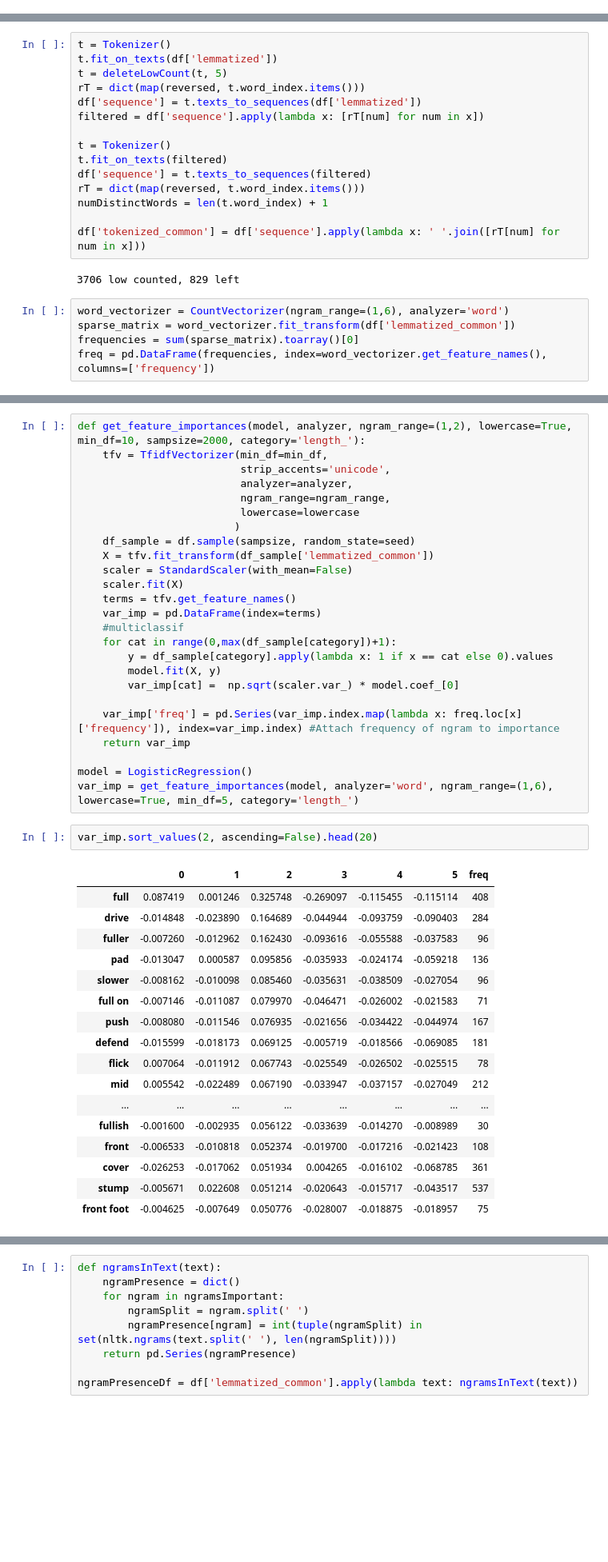
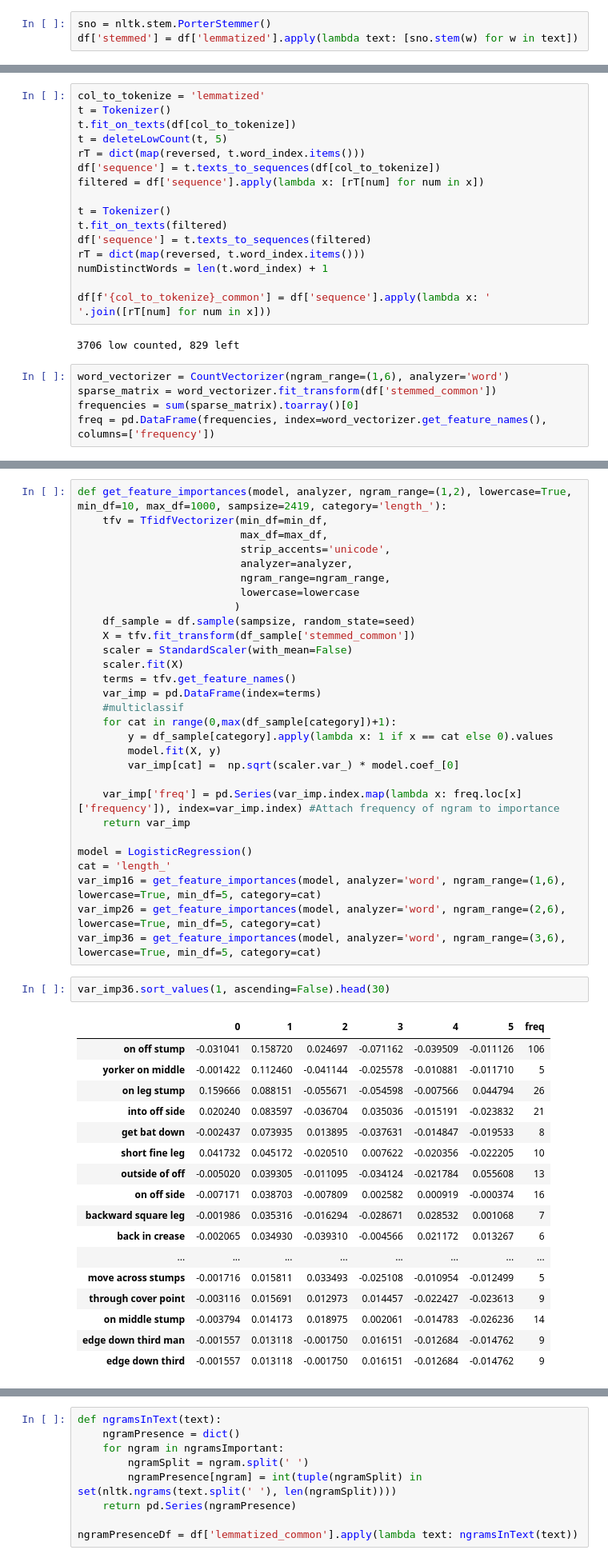
Before and after one commit to rohit11may/cricket-commentary-analysis, a Jupyter notebook: nlp_labelling_tfidf.ipynb, the cells around one changed output, grey strips where cells are left out. Shown: that part at 80% size. Drawn from its saved outputs; the diff is of its cells as text; blank space fills up the shorter version.

Commit message:
82% on length classification

```diff
--- a/nlp_labelling_tfidf.ipynb
+++ b/nlp_labelling_tfidf.ipynb
@@ -142,6 +129,9 @@ def lemmatize_text(text):
     return lemmas
 
 df['lemmatized'] = df['tokens_sw'].apply(lemmatize_text)
+# %%
+sno = nltk.stem.PorterStemmer()
+df['stemmed'] = df['lemmatized'].apply(lambda text: [sno.stem(w) for w in text])
 # %%
 def deleteLowCount(t, threshold):
     lcw = [w for w,c in t.word_counts.items()
@@ -153,11 +143,12 @@ def deleteLowCount(t, threshold):
         del t.word_counts[w]
     return t
 # %%
+col_to_tokenize = 'lemmatized'
 t = Tokenizer()
-t.fit_on_texts(df['lemmatized'])
+t.fit_on_texts(df[col_to_tokenize])
 t = deleteLowCount(t, 5)
 rT = dict(map(reversed, t.word_index.items()))
-df['sequence'] = t.texts_to_sequences(df['lemmatized'])
+df['sequence'] = t.texts_to_sequences(df[col_to_tokenize])
 filtered = df['sequence'].apply(lambda x: [rT[num] for num in x])
 
 t = Tokenizer()
@@ -166,11 +157,11 @@ df['sequence'] = t.texts_to_sequences(filtered)
 rT = dict(map(reversed, t.word_index.items()))
 numDistinctWords = len(t.word_index) + 1
 
-df['tokenized_common'] = df['sequence'].apply(lambda x: ' '.join([rT[num] for num in x]))
+df[f'{col_to_tokenize}_common'] = df['sequence'].apply(lambda x: ' '.join([rT[num] for num in x]))
 # %% [output]
 3706 low counted, 829 left
 # %%
 word_vectorizer = CountVectorizer(ngram_range=(1,6), analyzer='word')
-sparse_matrix = word_vectorizer.fit_transform(df['lemmatized_common'])
+sparse_matrix = word_vectorizer.fit_transform(df['stemmed_common'])
 frequencies = sum(sparse_matrix).toarray()[0]
 freq = pd.DataFrame(frequencies, index=word_vectorizer.get_feature_names(), columns=['frequency'])
@@ -182,13 +168,14 @@ Name: outside off, dtype: int64
 # %%
-def get_feature_importances(model, analyzer, ngram_range=(1,2), lowercase=True, min_df=10, sampsize=2000, category='length_'):
+def get_feature_importances(model, analyzer, ngram_range=(1,2), lowercase=True, min_df=10, max_df=1000, sampsize=2419, category='length_'):
     tfv = TfidfVectorizer(min_df=min_df,
+                          max_df=max_df,
                           strip_accents='unicode',
                           analyzer=analyzer,
                           ngram_range=ngram_range,
                           lowercase=lowercase
                          )
     df_sample = df.sample(sampsize, random_state=seed)
-    X = tfv.fit_transform(df_sample['lemmatized_common'])
+    X = tfv.fit_transform(df_sample['stemmed_common'])
     scaler = StandardScaler(with_mean=False)
     scaler.fit(X)
     terms = tfv.get_feature_names()
@@ -203,26 +190,29 @@ def get_feature_importances(model, analyzer, ngram_range=(1,2), lowercase=True,
     return var_imp
 
 model = LogisticRegression()
-var_imp = get_feature_importances(model, analyzer='word', ngram_range=(1,6), lowercase=True, min_df=5, category='length_')
+cat = 'length_'
+var_imp16 = get_feature_importances(model, analyzer='word', ngram_range=(1,6), lowercase=True, min_df=5, category=cat)
+var_imp26 = get_feature_importances(model, analyzer='word', ngram_range=(2,6), lowercase=True, min_df=5, category=cat)
+var_imp36 = get_feature_importances(model, analyzer='word', ngram_range=(3,6), lowercase=True, min_df=5, category=cat)
 # %%
-var_imp.sort_values(2, ascending=False).head(20)
+var_imp36.sort_values(1, ascending=False).head(30)
 # %% [output]
 |  | 0 | 1 | 2 | 3 | 4 | 5 | freq |
-| full | 0.087419 | 0.001246 | 0.325748 | -0.269097 | -0.115455 | -0.115114 | 408 |
-| drive | -0.014848 | -0.023890 | 0.164689 | -0.044944 | -0.093759 | -0.090403 | 284 |
-| fuller | -0.007260 | -0.012962 | 0.162430 | -0.093616 | -0.055588 | -0.037583 | 96 |
-| pad | -0.013047 | 0.000587 | 0.095856 | -0.035933 | -0.024174 | -0.059218 | 136 |
-| slower | -0.008162 | -0.010098 | 0.085460 | -0.035631 | -0.038509 | -0.027054 | 96 |
-| full on | -0.007146 | -0.011087 | 0.079970 | -0.046471 | -0.026002 | -0.021583 | 71 |
-| push | -0.008080 | -0.011546 | 0.076935 | -0.021656 | -0.034422 | -0.044974 | 167 |
-| defend | -0.015599 | -0.018173 | 0.069125 | -0.005719 | -0.018566 | -0.069085 | 181 |
-| flick | 0.007064 | -0.011912 | 0.067743 | -0.025549 | -0.026502 | -0.025515 | 78 |
-| mid | 0.005542 | -0.022489 | 0.067190 | -0.033947 | -0.037157 | -0.027049 | 212 |
+| on off stump | -0.031041 | 0.158720 | 0.024697 | -0.071162 | -0.039509 | -0.011126 | 106 |
+| yorker on middle | -0.001422 | 0.112460 | -0.041144 | -0.025578 | -0.010881 | -0.011710 | 5 |
+| on leg stump | 0.159666 | 0.088151 | -0.055671 | -0.054598 | -0.007566 | 0.044794 | 26 |
+| into off side | 0.020240 | 0.083597 | -0.036704 | 0.035036 | -0.015191 | -0.023832 | 21 |
+| get bat down | -0.002437 | 0.073935 | 0.013895 | -0.037631 | -0.014847 | -0.019533 | 8 |
+| short fine leg | 0.041732 | 0.045172 | -0.020510 | 0.007622 | -0.020356 | -0.022205 | 10 |
+| outside of off | -0.005020 | 0.039305 | -0.011095 | -0.034124 | -0.021784 | 0.055608 | 13 |
+| on off side | -0.007171 | 0.038703 | -0.007809 | 0.002582 | 0.000919 | -0.000374 | 16 |
+| backward square leg | -0.001986 | 0.035316 | -0.016294 | -0.028671 | 0.028532 | 0.001068 | 7 |
+| back in crease | -0.002065 | 0.034930 | -0.039310 | -0.004566 | 0.021172 | 0.013267 | 6 |
 | ... | ... | ... | ... | ... | ... | ... | ... |
-| fullish | -0.001600 | -0.002935 | 0.056122 | -0.033639 | -0.014270 | -0.008989 | 30 |
-| front | -0.006533 | -0.010818 | 0.052374 | -0.019700 | -0.017216 | -0.021423 | 108 |
-| cover | -0.026253 | -0.017062 | 0.051934 | 0.004265 | -0.016102 | -0.068785 | 361 |
-| stump | -0.005671 | 0.022608 | 0.051214 | -0.020643 | -0.015717 | -0.043517 | 537 |
-| front foot | -0.004625 | -0.007649 | 0.050776 | -0.028007 | -0.018875 | -0.018957 | 75 |
+| move across stumps | -0.001716 | 0.015811 | 0.033493 | -0.025108 | -0.010954 | -0.012499 | 5 |
+| through cover point | -0.003116 | 0.015691 | 0.012973 | 0.014457 | -0.022427 | -0.023613 | 9 |
+| on middle stump | -0.003794 | 0.014173 | 0.018975 | 0.002061 | -0.014783 | -0.026236 | 14 |
+| edge down third man | -0.001557 | 0.013118 | -0.001750 | 0.016151 | -0.012684 | -0.014762 | 9 |
+| edge down third | -0.001557 | 0.013118 | -0.001750 | 0.016151 | -0.012684 | -0.014762 | 9 |
 # %%
 ngramsImportant = set()
```
Also changed, not shown: parts of 14 cells of this notebook.
